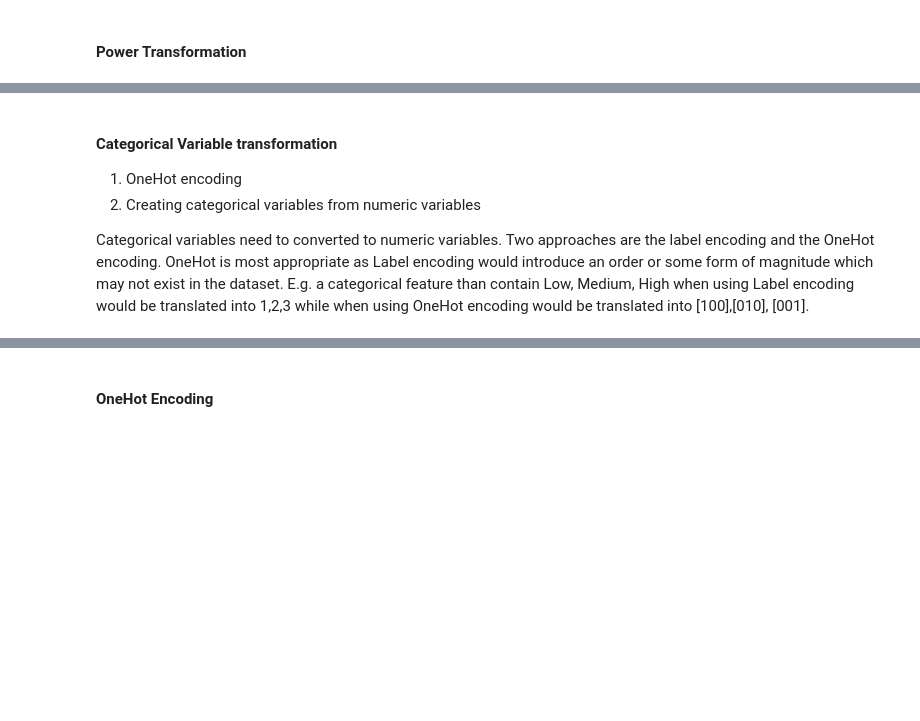
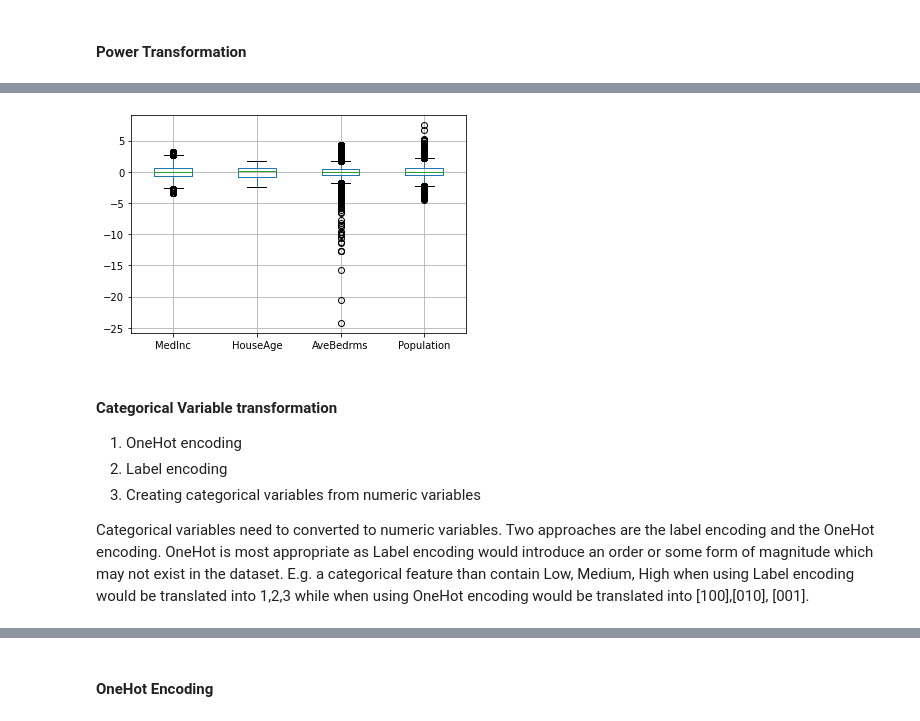
Before and after one commit to DataJediAcademy/FeatureEngineeringTraining, a Jupyter notebook: Features Engineering.ipynb, the cells around one changed output, grey strips where cells are left out. Saved outputs shown, nothing was run; the diff lists cells and outputs as text; code cells hidden in the pictures; blank space fills up the shorter version.

```diff
--- a/Features Engineering.ipynb
+++ b/Features Engineering.ipynb
@@ -180,7 +291,12 @@ for x,y in enumerate(df_power.columns.tolist()):
+# %%
+df_power.boxplot();
+# %% [output]
+[figure, added]
 # %% [markdown]
 #### Categorical Variable transformation
 1. OneHot encoding
-2. Creating categorical variables from numeric variables
+2. Label encoding
+3. Creating categorical variables from numeric variables
 
 Categorical variables need to converted to numeric variables.  Two approaches are the label encoding and the OneHot encoding.  OneHot is most appropriate as Label encoding would introduce an order or some form of magnitude which may not exist in the dataset.  E.g. a categorical feature than contain Low, Medium, High when using Label encoding would be translated into 1,2,3 while when using OneHot encoding would be translated into [100],[010], [001].
 # %%
```
Also changed, not shown: parts of 78 cells of this notebook.
